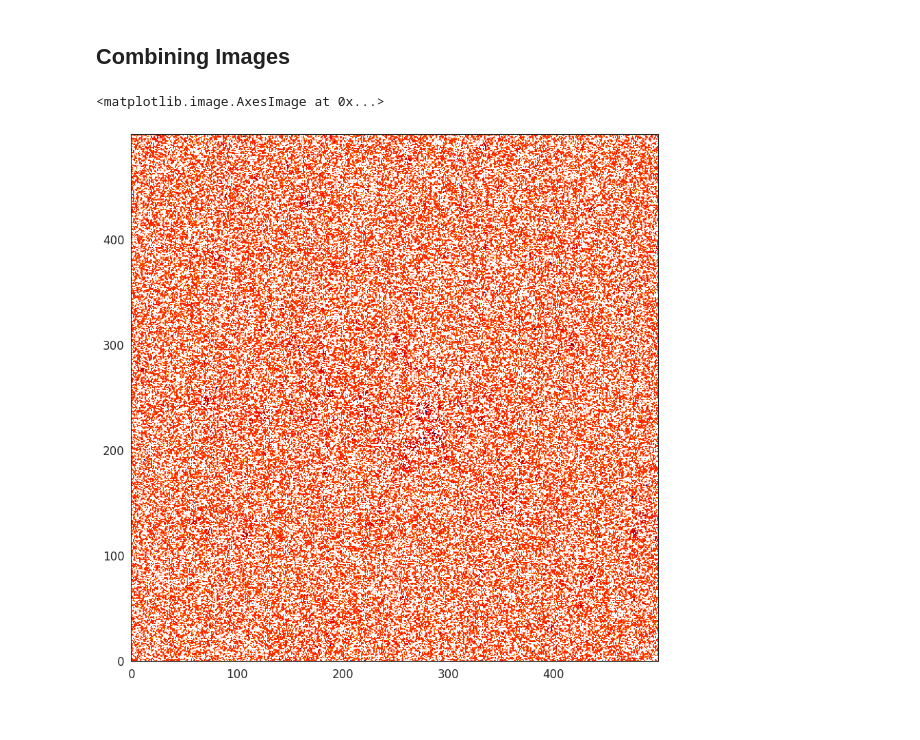
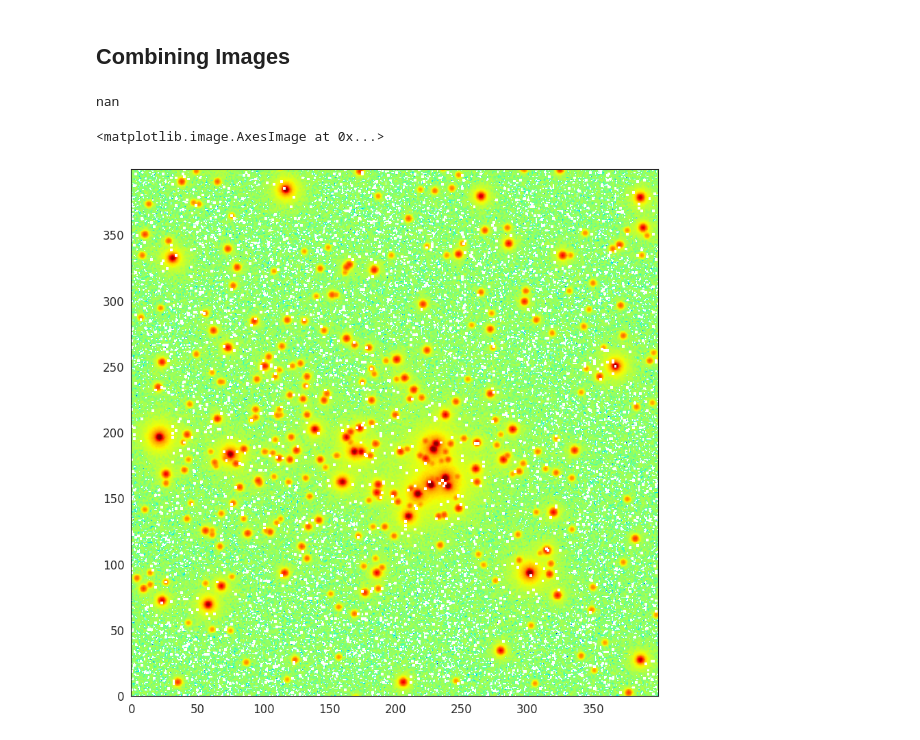
Before and after one commit to Jack3690/INSIST_pipeline, a Jupyter notebook: notebooks/MACADAMIA.ipynb, the cells around one changed output. Drawn from its saved outputs; the diff is of its cells as text; code cells hidden in the pictures.

```diff
--- a/notebooks/MACADAMIA.ipynb
+++ b/notebooks/MACADAMIA.ipynb
@@ -183,6 +195,8 @@ for f in os.listdir(input_dir):
   # Flat fielding
   data_F = data_DB/flat
 
+  data_F = np.where(data_F>0, data_F,0)
+
   hdul[0].data = data_F
   hdul[0].header['FRAME'] = "FLUX CALIBRATED"
   hdul[0].header['BUNIT'] ='CPS'
@@ -219,7 +233,7 @@ def detect_stars(data, std=3, fwhm=3):
 
   return sources
 # %%
-def get_reference_catalog(hdul, catalog='Galex', version=3):
+def get_reference_catalog(hdul, catalog='HSC', version=3):
   cen_dec = hdul[0].header['CRVAL2']
 
   if hdul[0].header['CRPIX1'] >= hdul[0].header['CRPIX2']:
@@ -232,7 +246,9 @@ def get_reference_catalog(hdul, catalog='Galex', version=3):
                               catalog=catalog,
                               version=version,
                               radius=radius)
-  df = tab['ra','dec'].to_pandas().dropna()
+  df = tab['MatchRA','MatchDec'].to_pandas().dropna()
+  df = df.rename(columns={'MatchRA': 'ra',
+                          'MatchDec': 'dec'})
 
   return df
 # %%
@@ -346,7 +307,8 @@ FRAME   = 'FLUX CALIBRATED'
 # %% [markdown]
 ## **Combining Images**
 # %%
-def align_fits_images(fits_files, out_shape=(512,512)):
+def align_fits_images(fits_files, out_shape=(512,512),
+                      reference = None):
     # Open the first FITS file to get the reference image
     reference_hdulist = fits.open(fits_files[0])
     wcs = WCS(reference_hdulist[0].header)
@@ -356,6 +318,8 @@ def align_fits_images(fits_files, out_shape=(512,512)):
     # Create an array to store the aligned images
     aligned_images = []
 
+    wcs_out, shape_out = find_optimal_celestial_wcs(fits_files, frame='icrs',
+                                                        )
     # Loop through the remaining FITS files
     for fits_file in fits_files:
         # Open the FITS file and read the image data
@@ -363,7 +327,7 @@ def align_fits_images(fits_files, out_shape=(512,512)):
         image = hdulist[0]
 
             # Reproject the image to match the reference image
-        aligned_image, _ = reproject_exact(image,reference_wcs,
+        aligned_image, _ = reproject_exact(image,wcs_out,
                                            out_shape)
 
         # Add the aligned image to the list
@@ -375,13 +339,17 @@ def align_fits_images(fits_files, out_shape=(512,512)):
 
     return np.array(aligned_images).mean(axis=0)
 # %%
-out_dir = 'Out_FC'
+out_dir = 'Out_AC'
 
 sources = [ out_dir + '/' + i for i in os.listdir(out_dir)]
 
-aligned_images = align_fits_images(sources,(500,500))
+aligned_images = align_fits_images(sources,(400,400))
+# %%
+aligned_images.min()
+# %% [output]
+nan
 # %%
-plt.imshow(aligned_images-data_F, cmap='jet', norm = col.LogNorm(), origin='lower')
+plt.imshow(aligned_images, cmap='jet', norm = col.LogNorm(), origin='lower')
 # %% [output]
 <matplotlib.image.AxesImage at 0x...>
-[figure, old version]
+[figure, new version]
```
Also changed, not shown: parts of 14 cells of this notebook.
